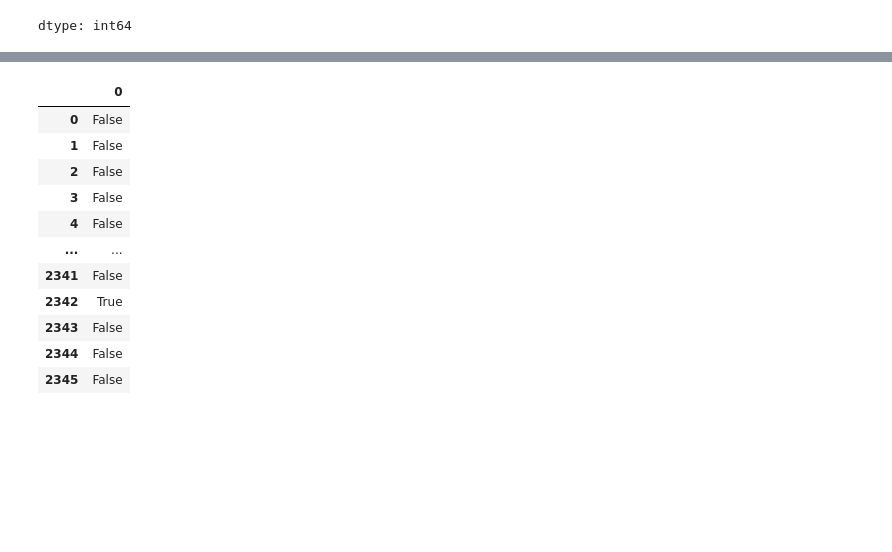
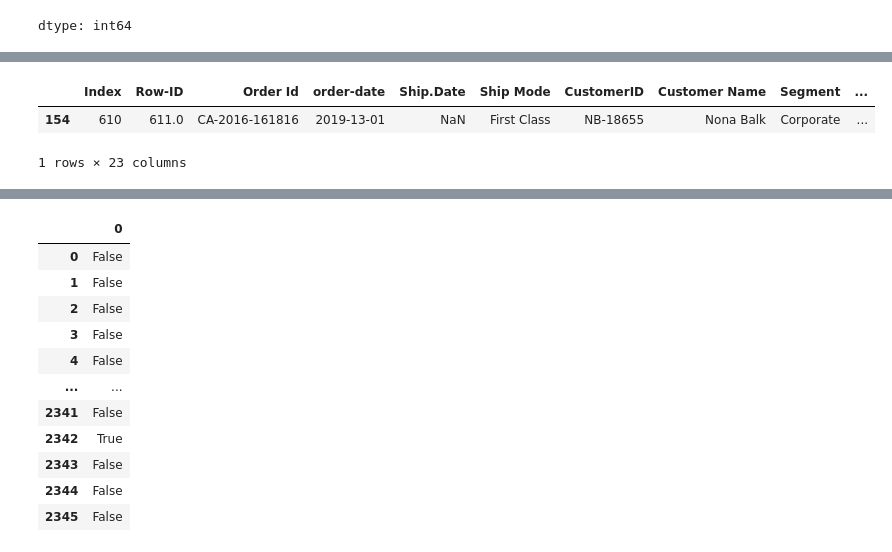
Before and after one commit to Sru-j/Linux, a Jupyter notebook: data_combine.ipynb, the cells around one changed output, grey strips where cells are left out. Drawn from its saved outputs; the diff is of its cells as text; code cells hidden in the pictures; blank space fills up the shorter version.

```diff
--- a/data_combine.ipynb
+++ b/data_combine.ipynb
@@ -166,0 +148,6 @@ df_center.isnull().groupby(df_center.index).sum()
+# %%
+df_center.sample()
+# %% [output]
+|  | Index | Row-ID | Order Id | order-date | Ship.Date | Ship Mode | CustomerID | Customer Name | Segment | ... |
+| 154 | 610 | 611.0 | CA-2016-161816 | 2019-13-01 | NaN | First Class | NB-18655 | Nona Balk | Corporate | ... |
+1 rows × 23 columns
```
Also changed, not shown: parts of 29 cells of this notebook.
